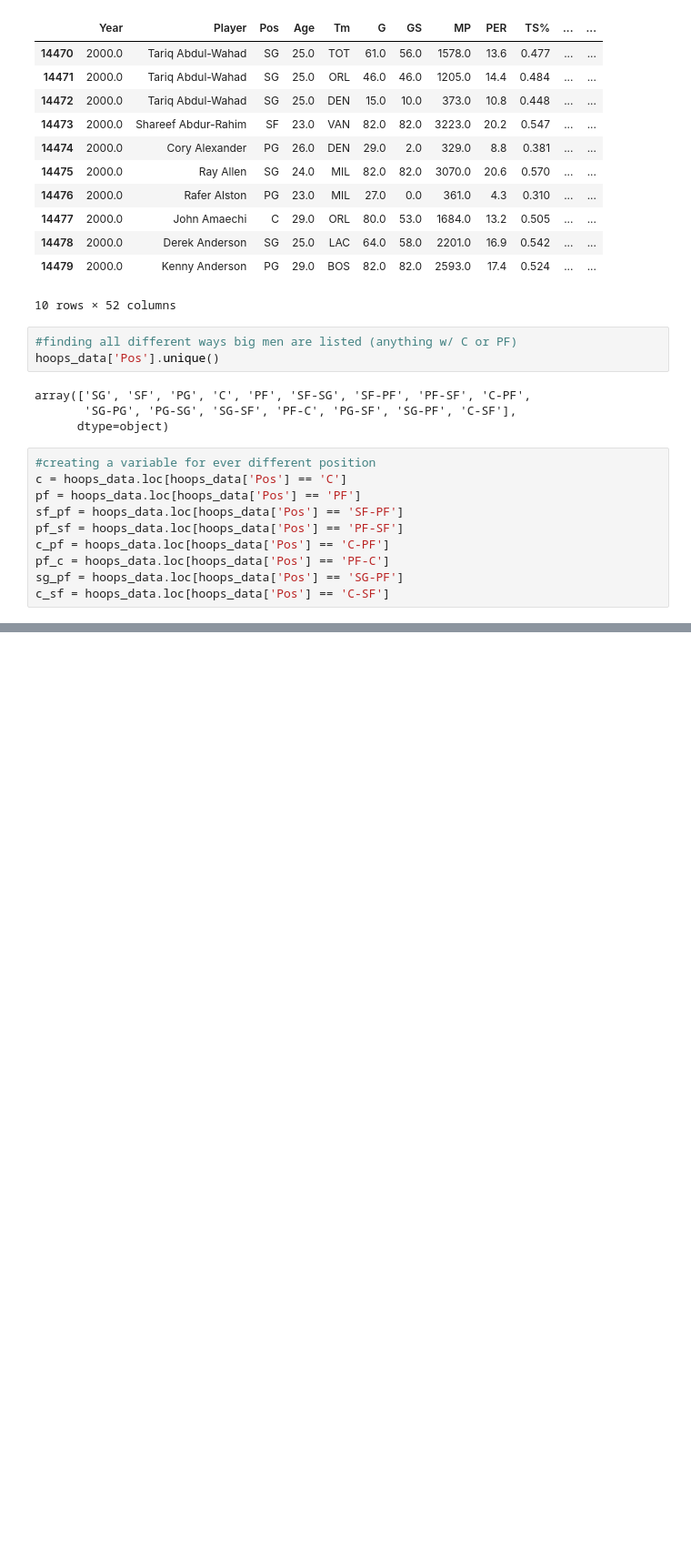
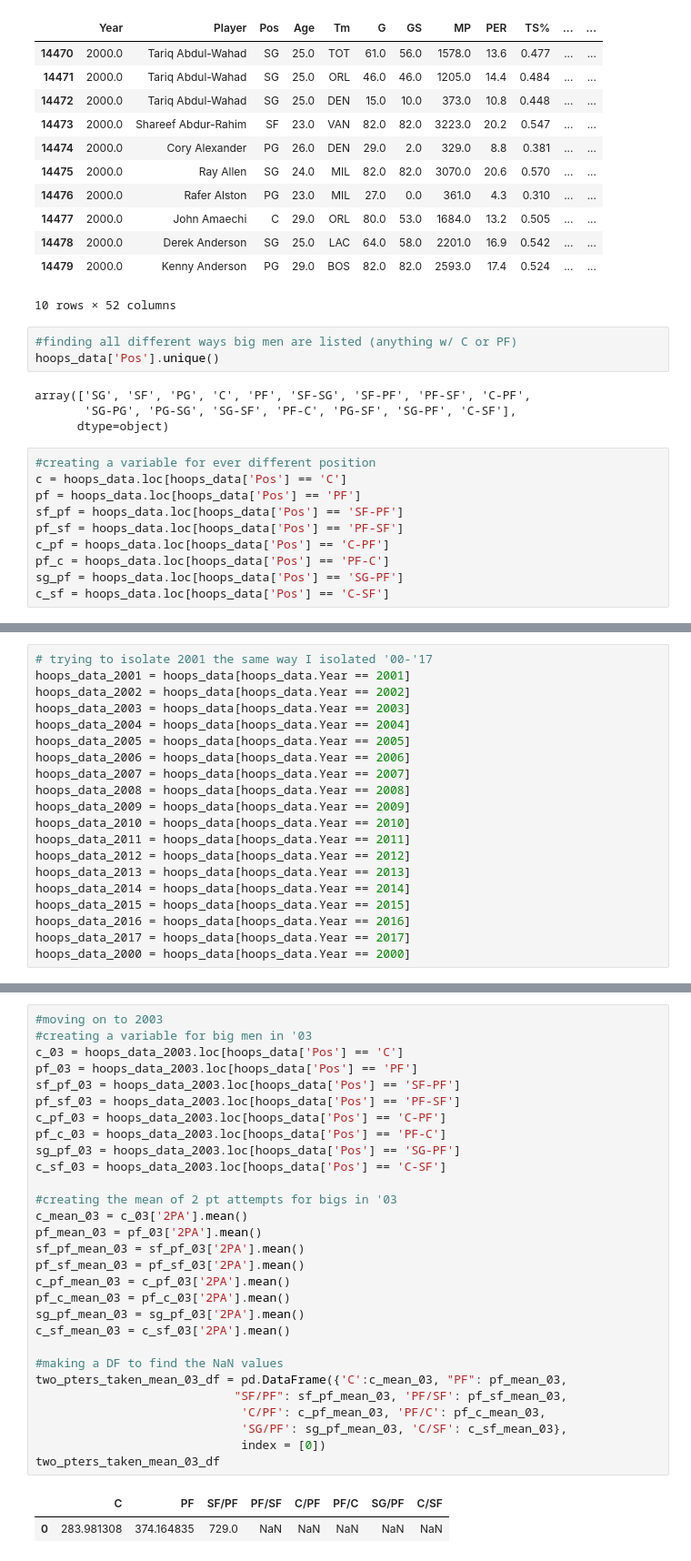
Before and after one commit to logan7734/Project1_repo, a Jupyter notebook: andrew_project_1_code.ipynb, the cells around one changed output, grey strips where cells are left out. Shown at 91% size. Drawn from its saved outputs; the diff is of its cells as text; blank space fills up the shorter version.

```diff
--- a/andrew_project_1_code.ipynb
+++ b/andrew_project_1_code.ipynb
@@ -59,0 +120,20 @@ c_mean
+# %%
+# trying to isolate 2001 the same way I isolated '00-'17
+hoops_data_2001 = hoops_data[hoops_data.Year == 2001]
+hoops_data_2002 = hoops_data[hoops_data.Year == 2002]
+hoops_data_2003 = hoops_data[hoops_data.Year == 2003]
+hoops_data_2004 = hoops_data[hoops_data.Year == 2004]
+hoops_data_2005 = hoops_data[hoops_data.Year == 2005]
+hoops_data_2006 = hoops_data[hoops_data.Year == 2006]
+hoops_data_2007 = hoops_data[hoops_data.Year == 2007]
+hoops_data_2008 = hoops_data[hoops_data.Year == 2008]
+hoops_data_2009 = hoops_data[hoops_data.Year == 2009]
+hoops_data_2010 = hoops_data[hoops_data.Year == 2010]
+hoops_data_2011 = hoops_data[hoops_data.Year == 2011]
+hoops_data_2012 = hoops_data[hoops_data.Year == 2012]
+hoops_data_2013 = hoops_data[hoops_data.Year == 2013]
+hoops_data_2014 = hoops_data[hoops_data.Year == 2014]
+hoops_data_2015 = hoops_data[hoops_data.Year == 2015]
+hoops_data_2016 = hoops_data[hoops_data.Year == 2016]
+hoops_data_2017 = hoops_data[hoops_data.Year == 2017]
+hoops_data_2000 = hoops_data[hoops_data.Year == 2000]
@@ -59,0 +217,32 @@ c_mean
+# %%
+#moving on to 2003
+#creating a variable for big men in '03
+c_03 = hoops_data_2003.loc[hoops_data['Pos'] == 'C']
+pf_03 = hoops_data_2003.loc[hoops_data['Pos'] == 'PF']
+sf_pf_03 = hoops_data_2003.loc[hoops_data['Pos'] == 'SF-PF']
+pf_sf_03 = hoops_data_2003.loc[hoops_data['Pos'] == 'PF-SF']
+c_pf_03 = hoops_data_2003.loc[hoops_data['Pos'] == 'C-PF']
+pf_c_03 = hoops_data_2003.loc[hoops_data['Pos'] == 'PF-C']
+sg_pf_03 = hoops_data_2003.loc[hoops_data['Pos'] == 'SG-PF']
+c_sf_03 = hoops_data_2003.loc[hoops_data['Pos'] == 'C-SF']
+
+#creating the mean of 2 pt attempts for bigs in '03
+c_mean_03 = c_03['2PA'].mean()
+pf_mean_03 = pf_03['2PA'].mean()
+sf_pf_mean_03 = sf_pf_03['2PA'].mean()
+pf_sf_mean_03 = pf_sf_03['2PA'].mean()
+c_pf_mean_03 = c_pf_03['2PA'].mean()
+pf_c_mean_03 = pf_c_03['2PA'].mean()
+sg_pf_mean_03 = sg_pf_03['2PA'].mean()
+c_sf_mean_03 = c_sf_03['2PA'].mean()
+
+#making a DF to find the NaN values
+two_pters_taken_mean_03_df = pd.DataFrame({'C':c_mean_03, "PF": pf_mean_03,
+                            "SF/PF": sf_pf_mean_03, 'PF/SF': pf_sf_mean_03,
+                             'C/PF': c_pf_mean_03, 'PF/C': pf_c_mean_03,
+                             'SG/PF': sg_pf_mean_03, 'C/SF': c_sf_mean_03},
+                             index = [0])
+two_pters_taken_mean_03_df
+# %% [output]
+|  | C | PF | SF/PF | PF/SF | C/PF | PF/C | SG/PF | C/SF |
+| 0 | 283.981308 | 374.164835 | 729.0 | NaN | NaN | NaN | NaN | NaN |
```
Also changed, not shown: parts of 45 cells of this notebook.
